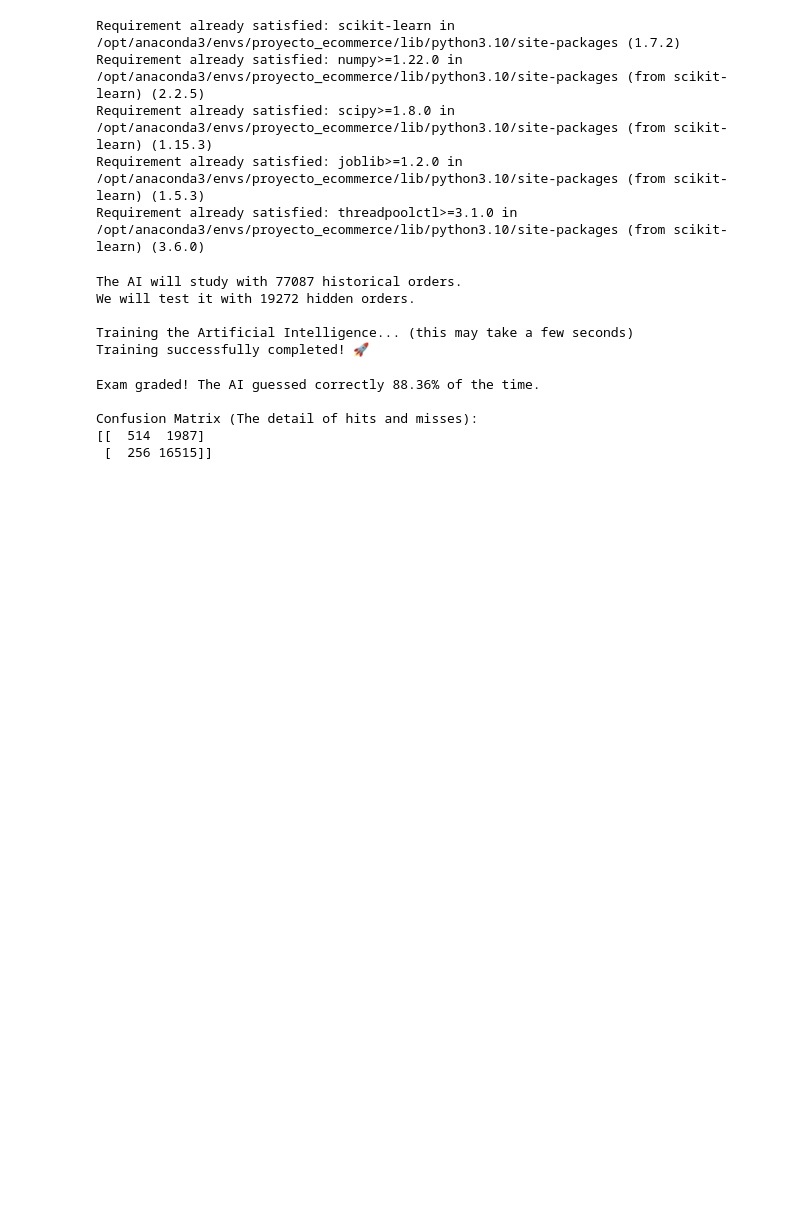
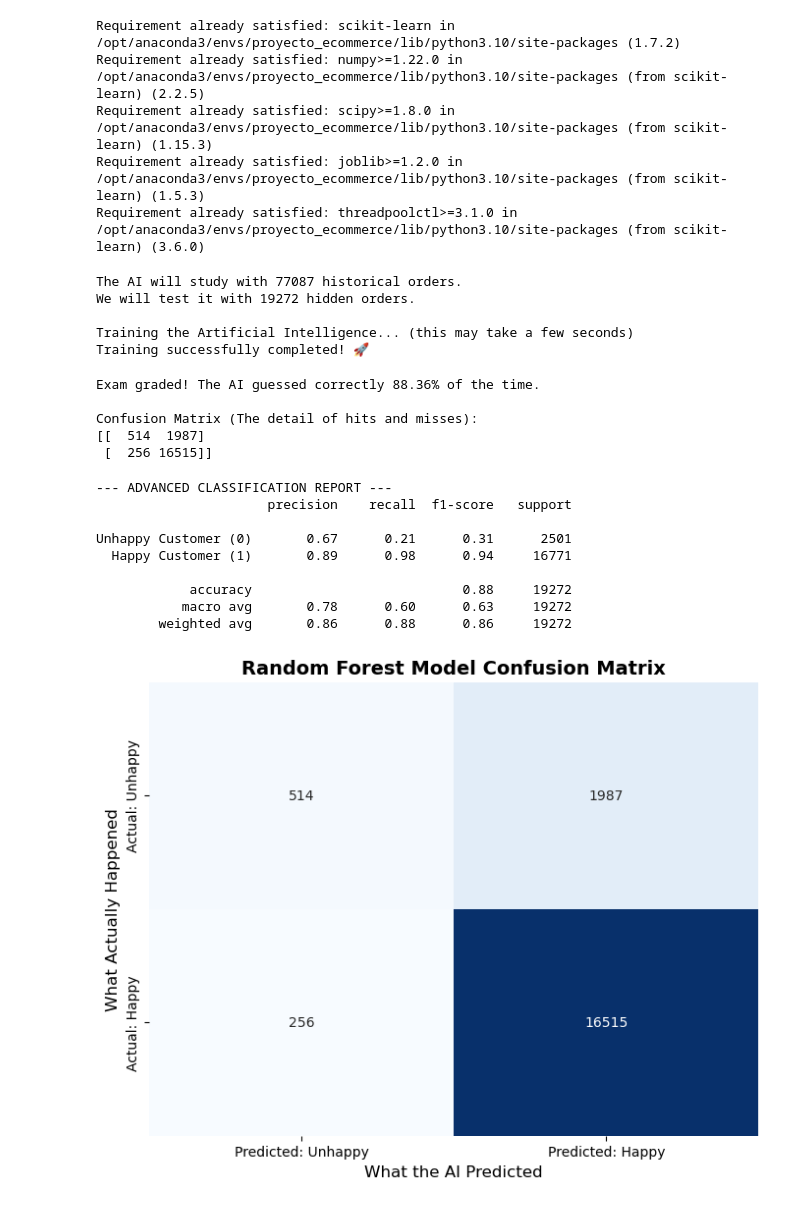
Before and after one commit to IvanMD/Proyecto_Data, a Jupyter notebook: 2_machine_learning.ipynb, the cells around one changed output. Cells and saved outputs as stored; diff of their text form; code cells hidden in the pictures; blank space fills up the shorter version.

Commit message:
Update: Refine machine learning evaluation and visuals in notebook 2

```diff
--- a/2_machine_learning.ipynb
+++ b/2_machine_learning.ipynb
@@ -115,3 +115,34 @@ Exam graded! The AI guessed correctly 88.36% of the time.
 Confusion Matrix (The detail of hits and misses):
 [[  514  1987]
  [  256 16515]]
+# %%
+import seaborn as sns
+import matplotlib.pyplot as plt
+from sklearn.metrics import classification_report
+
+# 1. The Complete Report (Advanced Metrics)
+print("--- ADVANCED CLASSIFICATION REPORT ---")
+# We name the classes to make the output easier to interpret
+print(classification_report(y_test, predictions, target_names=['Unhappy Customer (0)', 'Happy Customer (1)']))
+
+# 2. The Visual Confusion Matrix
+plt.figure(figsize=(8, 6))
+sns.heatmap(matrix, annot=True, fmt='d', cmap='Blues', cbar=False,
+            xticklabels=['Predicted: Unhappy', 'Predicted: Happy'],
+            yticklabels=['Actual: Unhappy', 'Actual: Happy'])
+
+plt.title('Random Forest Model Confusion Matrix', fontsize=14, weight='bold')
+plt.xlabel('What the AI Predicted', fontsize=12)
+plt.ylabel('What Actually Happened', fontsize=12)
+plt.show()
+# %% [output]
+--- ADVANCED CLASSIFICATION REPORT ---
+                      precision    recall  f1-score   support
+
+Unhappy Customer (0)       0.67      0.21      0.31      2501
+  Happy Customer (1)       0.89      0.98      0.94     16771
+
+            accuracy                           0.88     19272
+           macro avg       0.78      0.60      0.63     19272
+        weighted avg       0.86      0.88      0.86     19272
+[figure, added]
```
